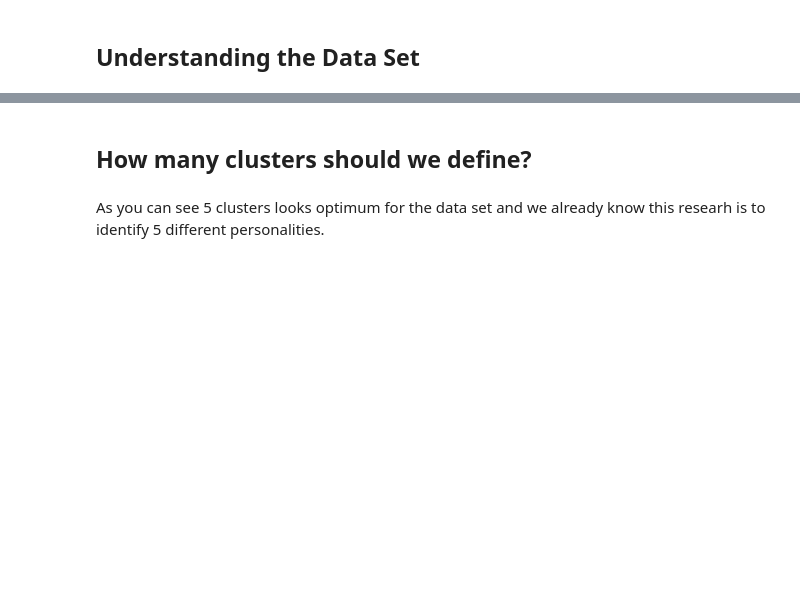
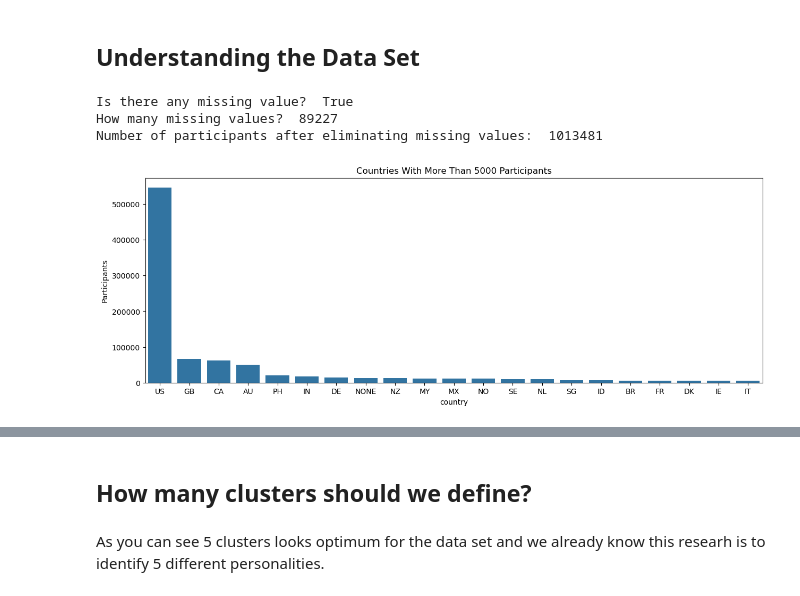
Before and after one commit to lucasvillefort/SCIENCE_PROJECTS, a Jupyter notebook: 3-CLUSTER/1-IPIP-FFM-data-8Nov2018/five-personality-clusters.ipynb, the cells around one changed output, grey strips where cells are left out. Drawn from its saved outputs; the diff is of its cells as text; code cells hidden in the pictures; blank space fills up the shorter version.

```diff
--- a/3-CLUSTER/1-IPIP-FFM-data-8Nov2018/five-personality-clusters.ipynb
+++ b/3-CLUSTER/1-IPIP-FFM-data-8Nov2018/five-personality-clusters.ipynb
@@ -34,7 +34,7 @@ import os
 # %% [markdown]
 ## Loading the Data Set
 # %%
-data_raw = pd.read_csv('../input/big-five-personality-test/IPIP-FFM-data-8Nov2018/data-final.csv', sep='\t')
+data_raw = pd.read_csv('data-final.csv', sep='\t')
 data = data_raw.copy()
 pd.options.display.max_columns = 150
 
@@ -50,14 +58,20 @@ print('Is there any missing value? ', data.isnull().values.any())
 print('How many missing values? ', data.isnull().values.sum())
 data.dropna(inplace=True)
 print('Number of participants after eliminating missing values: ', len(data))
+# %% [output]
+Is there any missing value?  True
+How many missing values?  89227
+Number of participants after eliminating missing values:  1013481
 # %%
 # Participants' nationality distriution
 countries = pd.DataFrame(data['country'].value_counts())
-countries_5000 = countries[countries['country'] >= 5000]
+countries_5000 = countries[countries["count"] >= 5000]
 plt.figure(figsize=(15,5))
-sns.barplot(data=countries_5000, x=countries_5000.index, y='country')
+sns.barplot(data=countries_5000, x=countries_5000.index, y='count')
 plt.title('Countries With More Than 5000 Participants')
 plt.ylabel('Participants');
+# %% [output]
+[figure, added]
 # %%
 # Groups and Questions
 ext_questions = {'EXT1' : 'I am the life of the party',
```
Also changed, not shown: parts of 18 cells of this notebook.
